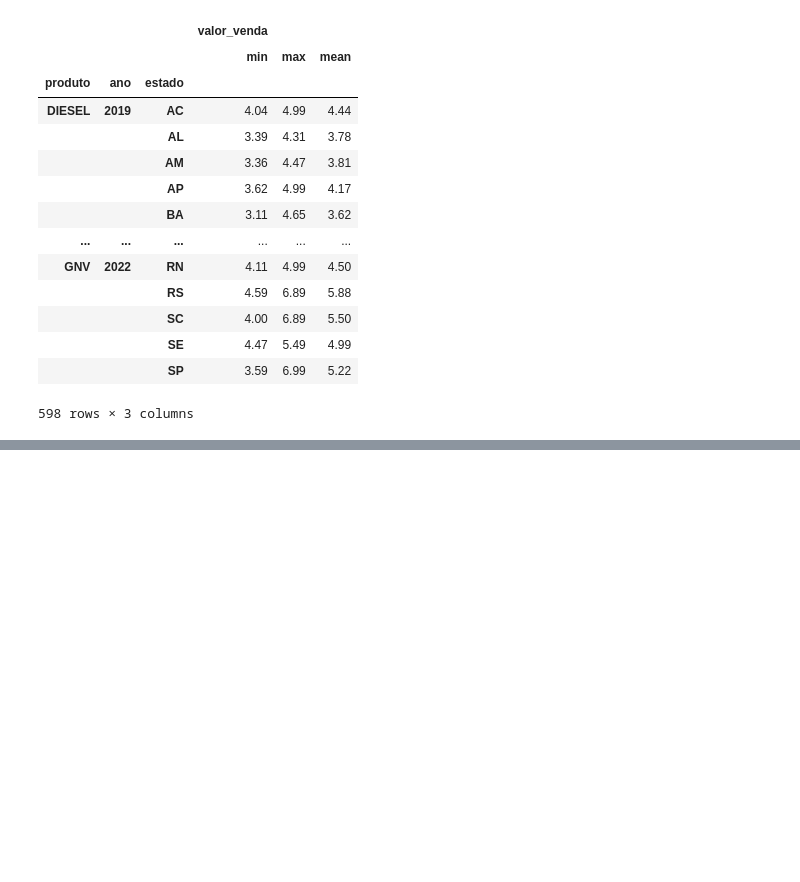
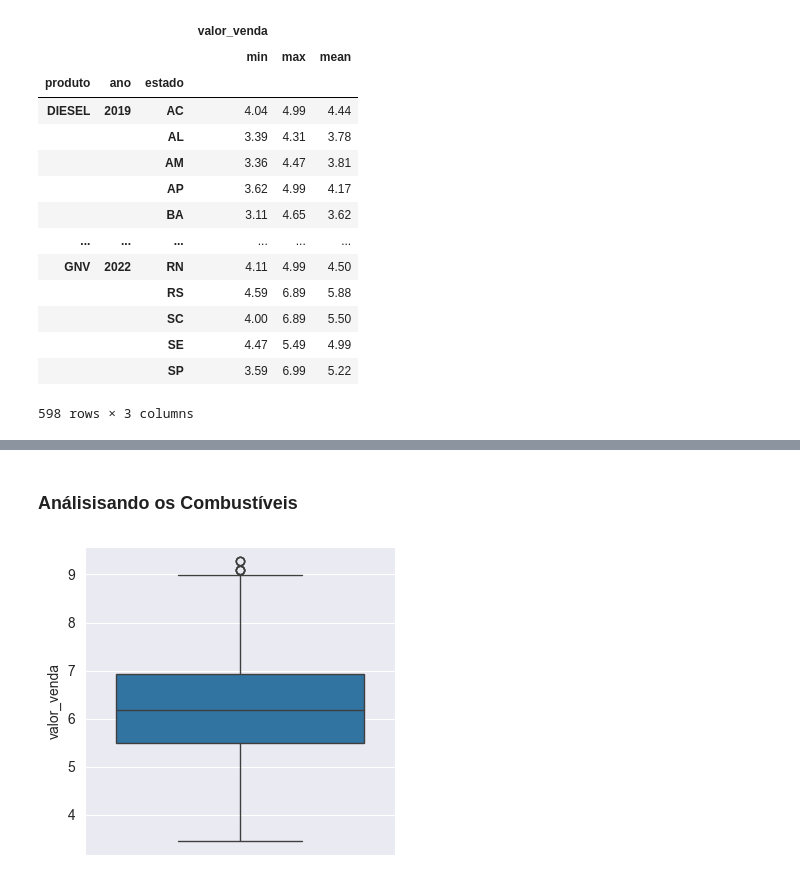
Before and after one commit to tupizz/fiap-fase04-business_analytics_petroleum_prices, a Jupyter notebook: business_analytics_fase04/insights.ipynb, the cells around one changed output, grey strips where cells are left out. Saved outputs shown, nothing was run; the diff lists cells and outputs as text; code cells hidden in the pictures; blank space fills up the shorter version.

```diff
--- a/business_analytics_fase04/insights.ipynb
+++ b/business_analytics_fase04/insights.ipynb
@@ -128,0 +149,7 @@ df_anp_valor_estado.groupby(['produto', 'ano', 'estado']).agg(['min', 'max', 'me
+# %%
+gasolina_aditivada = df_anp.loc[df_anp['produto'] == 'GASOLINA ADITIVADA']
+gasolina_comum = df_anp.loc[df_anp['produto'] == 'GASOLINA COMUM']
+diesel = df_anp.loc[df_anp['produto'] == 'DIESEL']
+etanol = df_anp.loc[df_anp['produto'] == 'ETANOL']
+diesel_s10 = df_anp.loc[df_anp['produto'] == 'DIESEL S10']
+gnv = df_anp.loc[df_anp['produto'] == 'GNV']
@@ -128,0 +166,10 @@ df_anp_valor_estado.groupby(['produto', 'ano', 'estado']).agg(['min', 'max', 'me
+# %%
+def plot_boxplot_general(y, dataset):
+    ax = sns.boxplot(data=dataset, y=y)
+    ax.figure.set_size_inches(4, 4)
+# %% [markdown]
+### Análisisando os Combustíveis
+# %%
+plot_boxplot_general('valor_venda', gasolina_aditivada)
+# %% [output]
+[figure, added]
```
Also changed, not shown: parts of 7 cells of this notebook.
